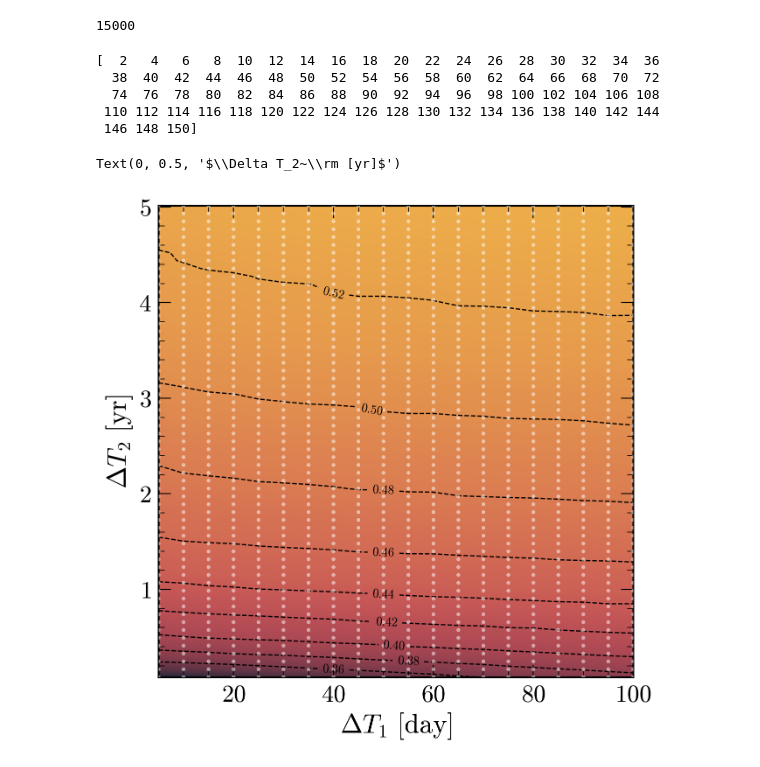
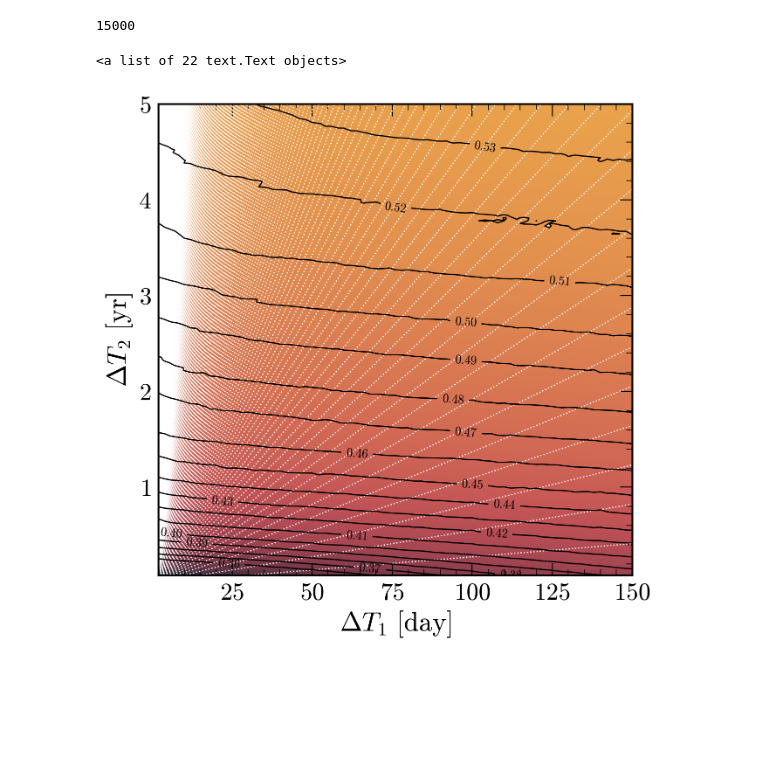
Before and after one commit to anya-m-phillips/via_binaries, a Jupyter notebook: test.ipynb, the cells around one changed output. Saved outputs shown, nothing was run; the diff lists cells and outputs as text; code cells hidden in the pictures; blank space fills up the shorter version.

Commit message:
make detection fraction plot using mock obs data

```diff
--- a/test.ipynb
+++ b/test.ipynb
@@ -136,55 +136,67 @@ def get_obstime(N, DT1, DT2):
 #         detection_fractions_this_dt1.append(detection_fraction)
 #     detection_fractions.append(detection_fractions_this_dt1)
 # %%
-# pickle and save to avoid running a 20 min long cell
-# np.savetxt("detection_fractions.txt", detection_fraction_array)
+# institutional knowledge of what I ran in the slurm array.
+dt1_min, dt1_max, dt1_step = 2,150,2
+dt1_vals  = np.arange(dt1_min, dt1_max+dt1_step, dt1_step)
 
+dt2_min, dt2_max, dt2_step = 30, 10*365, 10
+dt2_vals = np.arange(dt2_min, dt2_max+dt2_step, dt2_step)
 
-dfa = np.loadtxt("detection_fractions.txt") # test... iek
-dt1_min, dt1_max, dt1_step = 5,100,5
-dt1_vals  = np.arange(dt1_min, dt1_max+dt1_step, dt1_step) # 20 options
+dfa = []
 
-dt2_min, dt2_max, dt2_step = 30, 5*365, 30
-dt2_vals = np.arange(dt2_min, dt2_max+dt2_step, dt2_step)
+for k, dt1 in enumerate(dt1_vals):
+    dfa_this_dt1 = np.loadtxt("get_detection_fractions/ms_%i.txt"%k)
+    dfa.append(dfa_this_dt1)
+dfa = np.array(dfa)
-# %%
-dt1_min_test, dt1_max_test, dt1_step_test = 2,150,2
-dt1_vals_test  = np.arange(dt1_min_test, dt1_max_test+dt1_step_test, dt1_step_test) # 20 options
-print(dt1_vals_test)
-# %% [output]
-[  2   4   6   8  10  12  14  16  18  20  22  24  26  28  30  32  34  36
-  38  40  42  44  46  48  50  52  54  56  58  60  62  64  66  68  70  72
-  74  76  78  80  82  84  86  88  90  92  94  96  98 100 102 104 106 108
- 110 112 114 116 118 120 122 124 126 128 130 132 134 136 138 140 142 144
- 146 148 150]
 # %%
-colors=["#212738","#4D3041","#79394A","#994250","#B24B54","#C55756","#D26A54","#DC8051","#E5974D","#EDAE49"]
+colors=["#212738","#4D3041","#79394A","#994250","#B24B54","#C55756","#D26A54","#DC8051","#E5974D","#EDAE49", "gold"]
 # colors.reverse()
-df_cmap = LinearSegmentedColormap.from_list('df_cmap', colors)
+# colors = paf.define_simcolors()
+df_cmap = LinearSegmentedColormap.from_list('df_cmap', colors)#[1]+colors[0])
 
 X, Y = np.meshgrid(dt1_vals, dt2_vals)
 Z = dfa.T
 
 Y = Y/365
 fig, ax = plt.subplots()
 # ax.imshow(dfa, cmap=time_cmap)
 ob = ax.contourf(X,Y, Z, cmap=df_cmap, levels=1000)
 divider = make_axes_locatable(ax)
 # cax = divider.append_axes('right', size='5%', pad=0.05)
 # cax.set_yticklabels(np.arange(0.44, 0.53, 0.01))
 # fig.colorbar(ob, cax=cax, label=r"detection fraction")
 
-ax.scatter(
-    X.ravel(), Y.ravel(),
-    s=10, c="white", alpha=0.5,
-    edgecolors="none", zorder=3
-)
+# ax.scatter(
+#     X.ravel(), Y.ravel(),
+#     s=.5, c="white", alpha=0.5,
+#     edgecolors="none", zorder=3
+# )
 
-ob = ax.contour(X,Y,Z, levels=np.arange(0.36, 0.54, 0.02),
-           linestyles="dashed", colors="k", linewidths=1)
-ax.clabel(ob, ob.levels, fontsize=10)
 
+
+
+### add lines where dt2 is an integer multiple of dt1
+x = np.linspace(np.min(dt1_vals), np.max(dt1_vals), 100)
+n_vals = np.arange(1, 1000, 1)
+for n in n_vals:
+    y = n*x
+    y = y/365
+    ax.plot(x,y, c='white', lw=1, ls=':')
+
+
+
+
+
+ax.set_ylim(np.min(Y), 5)#np.max(Y))
 ax.set_xlabel(r"$\Delta T_1~\rm [day]$")
 ax.set_ylabel(r'$\Delta T_2~\rm [yr]$')
+# ax.set_xscale('log')
+# ax.set_yscale('log')
+
+ob = ax.contour(X,Y,Z, levels=np.arange(0.36, 0.60, 0.01),
+           linestyle="solid", colors="k", linewidths=1)
+ax.clabel(ob, ob.levels, fontsize=10)
 # %% [output]
-Text(0, 0.5, '$\\Delta T_2~\\rm [yr]$')
+<a list of 22 text.Text objects>
-[figure, old version]
+[figure, new version]
```
Also changed, not shown: parts of 6 cells of this notebook.
